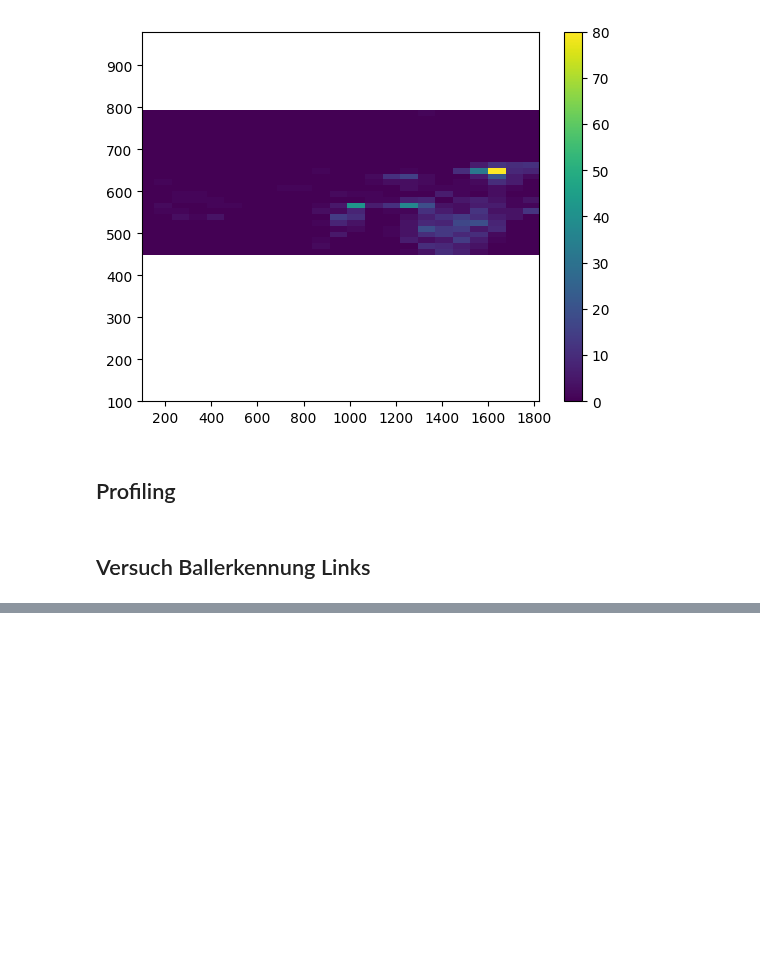
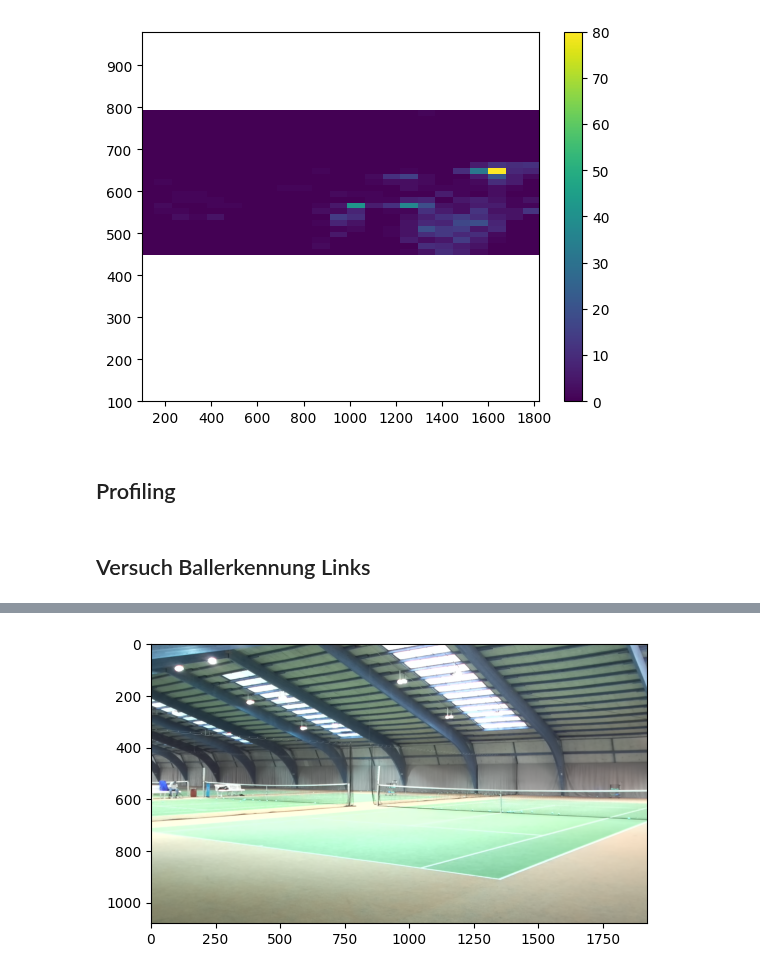
Before and after one commit to fhnw-ds/fhnw-cda2-tennis-analysis, a Jupyter notebook: ball_detection/ball_detection_frame_by_frame/tennis_ball_detection_tensor_cuda.ipynb, the cells around one changed output, grey strips where cells are left out. Saved outputs shown, nothing was run; the diff lists cells and outputs as text; code cells hidden in the pictures; blank space fills up the shorter version.

```diff
--- a/ball_detection/ball_detection_frame_by_frame/tennis_ball_detection_tensor_cuda.ipynb
+++ b/ball_detection/ball_detection_frame_by_frame/tennis_ball_detection_tensor_cuda.ipynb
@@ -71,0 +57,2 @@ ballDetection.get_background(svo_path, 10, 30)
+# %%
+ballDetection.load_background('right')
@@ -71,0 +74,5 @@ ballDetection.get_background(svo_path, 10, 30)
+# %%
+plt.imshow(ballDetection.median_background_r.cpu().numpy().astype(np.uint8))
+plt.show()
+# %% [output]
+[figure, added]
```
Also changed, not shown: parts of 7 cells of this notebook, 1 other file.
